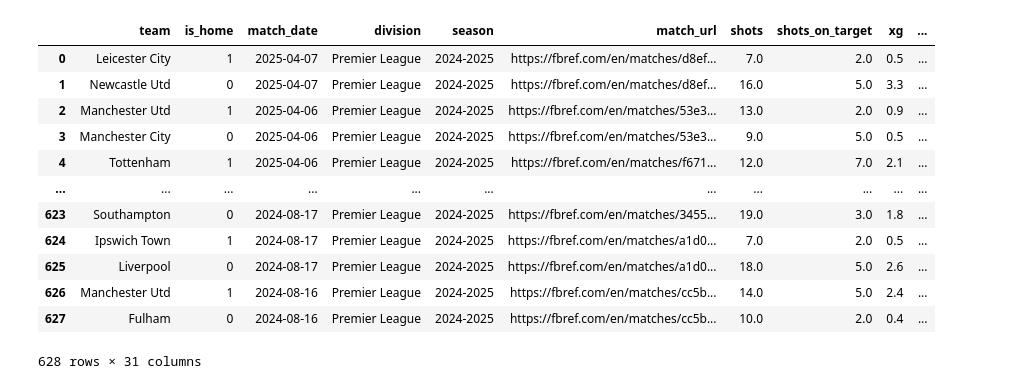
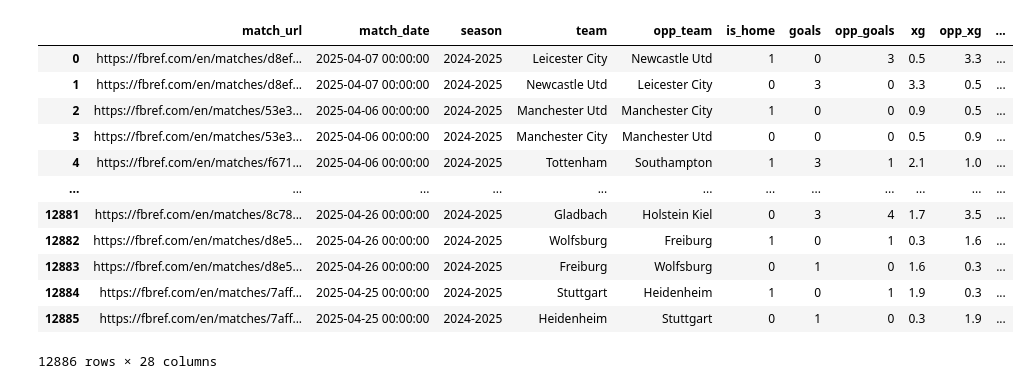
Before and after one commit to louis-porter/algobetting, a Jupyter notebook: algo/models/team_goals/xgb_team_goals.ipynb, the cells around one changed output. Drawn from its saved outputs; the diff is of its cells as text; code cells hidden in the pictures.

```diff
--- a/algo/models/team_goals/xgb_team_goals.ipynb
+++ b/algo/models/team_goals/xgb_team_goals.ipynb
@@ -5,21 +9,21 @@ import numpy as np
 # %%
 conn = sqlite3.connect(r'C:\Users\Owner\dev\algobetting\infra\data\db\algobetting.db')
 
-df = pd.read_sql_query("SELECT * FROM fbref_match_summary", conn)
+df = pd.read_sql_query("SELECT * FROM fbref_team_goals_features_005_365 WHERE match_date > '2021-11-01'", conn)
 
 df
 # %% [output]
-|  | team | is_home | match_date | division | season | match_url | shots | shots_on_target | xg | ... |
-| 0 | Leicester City | 1 | 2025-04-07 | Premier League | 2024-2025 | https://fbref.com/en/matches/d8ef... | 7.0 | 2.0 | 0.5 | ... |
-| 1 | Newcastle Utd | 0 | 2025-04-07 | Premier League | 2024-2025 | https://fbref.com/en/matches/d8ef... | 16.0 | 5.0 | 3.3 | ... |
-| 2 | Manchester Utd | 1 | 2025-04-06 | Premier League | 2024-2025 | https://fbref.com/en/matches/53e3... | 13.0 | 2.0 | 0.9 | ... |
-| 3 | Manchester City | 0 | 2025-04-06 | Premier League | 2024-2025 | https://fbref.com/en/matches/53e3... | 9.0 | 5.0 | 0.5 | ... |
-| 4 | Tottenham | 1 | 2025-04-06 | Premier League | 2024-2025 | https://fbref.com/en/matches/f671... | 12.0 | 7.0 | 2.1 | ... |
-| ... | ... | ... | ... | ... | ... | ... | ... | ... | ... | ... |
-| 623 | Southampton | 0 | 2024-08-17 | Premier League | 2024-2025 | https://fbref.com/en/matches/3455... | 19.0 | 3.0 | 1.8 | ... |
-| 624 | Ipswich Town | 1 | 2024-08-17 | Premier League | 2024-2025 | https://fbref.com/en/matches/a1d0... | 7.0 | 2.0 | 0.5 | ... |
-| 625 | Liverpool | 0 | 2024-08-17 | Premier League | 2024-2025 | https://fbref.com/en/matches/a1d0... | 18.0 | 5.0 | 2.6 | ... |
-| 626 | Manchester Utd | 1 | 2024-08-16 | Premier League | 2024-2025 | https://fbref.com/en/matches/cc5b... | 14.0 | 5.0 | 2.4 | ... |
-| 627 | Fulham | 0 | 2024-08-16 | Premier League | 2024-2025 | https://fbref.com/en/matches/cc5b... | 10.0 | 2.0 | 0.4 | ... |
+|  | match_url | match_date | season | team | opp_team | is_home | goals | opp_goals | xg | opp_xg | ... |
+| 0 | https://fbref.com/en/matches/d8ef... | 2025-04-07 00:00:00 | 2024-2025 | Leicester City | Newcastle Utd | 1 | 0 | 3 | 0.5 | 3.3 | ... |
+| 1 | https://fbref.com/en/matches/d8ef... | 2025-04-07 00:00:00 | 2024-2025 | Newcastle Utd | Leicester City | 0 | 3 | 0 | 3.3 | 0.5 | ... |
+| 2 | https://fbref.com/en/matches/53e3... | 2025-04-06 00:00:00 | 2024-2025 | Manchester Utd | Manchester City | 1 | 0 | 0 | 0.9 | 0.5 | ... |
+| 3 | https://fbref.com/en/matches/53e3... | 2025-04-06 00:00:00 | 2024-2025 | Manchester City | Manchester Utd | 0 | 0 | 0 | 0.5 | 0.9 | ... |
+| 4 | https://fbref.com/en/matches/f671... | 2025-04-06 00:00:00 | 2024-2025 | Tottenham | Southampton | 1 | 3 | 1 | 2.1 | 1.0 | ... |
+| ... | ... | ... | ... | ... | ... | ... | ... | ... | ... | ... | ... |
+| 12881 | https://fbref.com/en/matches/8c78... | 2025-04-26 00:00:00 | 2024-2025 | Gladbach | Holstein Kiel | 0 | 3 | 4 | 1.7 | 3.5 | ... |
+| 12882 | https://fbref.com/en/matches/d8e5... | 2025-04-26 00:00:00 | 2024-2025 | Wolfsburg | Freiburg | 1 | 0 | 1 | 0.3 | 1.6 | ... |
+| 12883 | https://fbref.com/en/matches/d8e5... | 2025-04-26 00:00:00 | 2024-2025 | Freiburg | Wolfsburg | 0 | 1 | 0 | 1.6 | 0.3 | ... |
+| 12884 | https://fbref.com/en/matches/7aff... | 2025-04-25 00:00:00 | 2024-2025 | Stuttgart | Heidenheim | 1 | 0 | 1 | 1.9 | 0.3 | ... |
+| 12885 | https://fbref.com/en/matches/7aff... | 2025-04-25 00:00:00 | 2024-2025 | Heidenheim | Stuttgart | 0 | 1 | 0 | 0.3 | 1.9 | ... |
-628 rows × 31 columns
+12886 rows × 28 columns
 # %%
```
Also changed, not shown: parts of 4 cells of this notebook, 3 other files.
